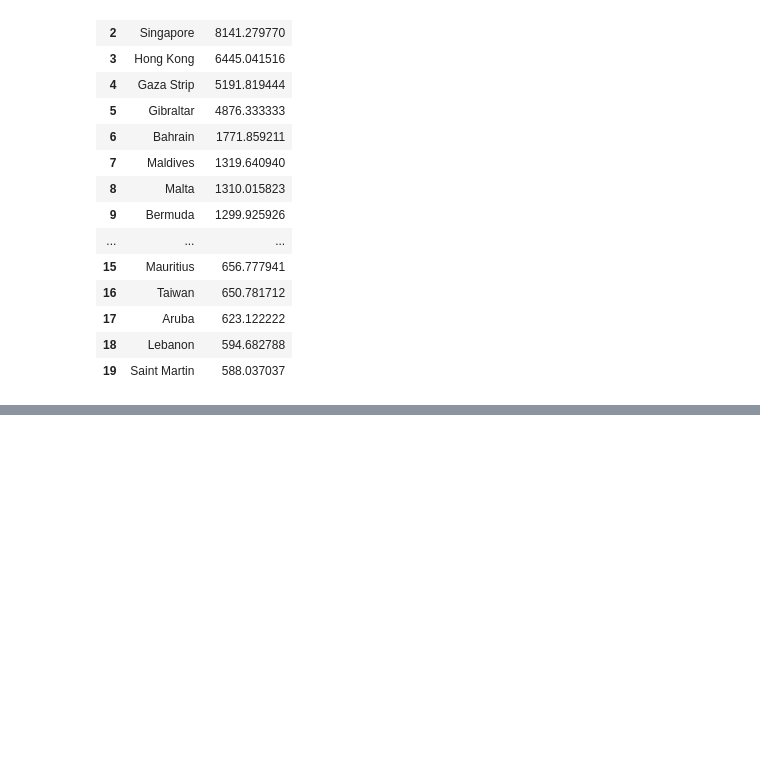
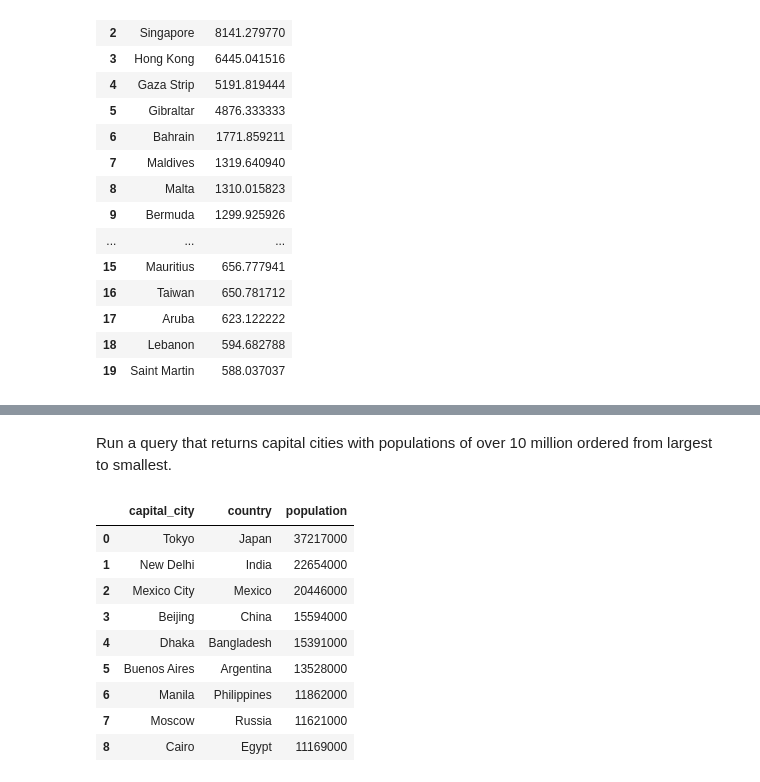
Before and after one commit to ChaoukiBenIssaid/SQL, a Jupyter notebook: notebook_factbook.ipynb, the cells around one changed output, grey strips where cells are left out. Saved outputs shown, nothing was run; the diff lists cells and outputs as text; code cells hidden in the pictures; blank space fills up the shorter version.

```diff
--- a/notebook_factbook.ipynb
+++ b/notebook_factbook.ipynb
@@ -120,0 +185,19 @@ pd.read_sql_query(q7, conn)
+# %% [markdown]
+Run a query that returns capital cities with populations of over 10 million ordered from largest to smallest.
+# %%
+q11 = '''SELECT c.name capital_city, f.name country, c.population FROM facts f INNER JOIN (SELECT * FROM cities WHERE capital = 1) c
+ON c.facts_id = f.id
+WHERE c.population > 10000000
+ORDER BY c.population DESC'''
+pd.read_sql_query(q11, conn)
+# %% [output]
+|  | capital_city | country | population |
+| 0 | Tokyo | Japan | 37217000 |
+| 1 | New Delhi | India | 22654000 |
+| 2 | Mexico City | Mexico | 20446000 |
+| 3 | Beijing | China | 15594000 |
+| 4 | Dhaka | Bangladesh | 15391000 |
+| 5 | Buenos Aires | Argentina | 13528000 |
+| 6 | Manila | Philippines | 11862000 |
+| 7 | Moscow | Russia | 11621000 |
+| 8 | Cairo | Egypt | 11169000 |
```
Also changed, not shown: parts of 8 cells of this notebook.
